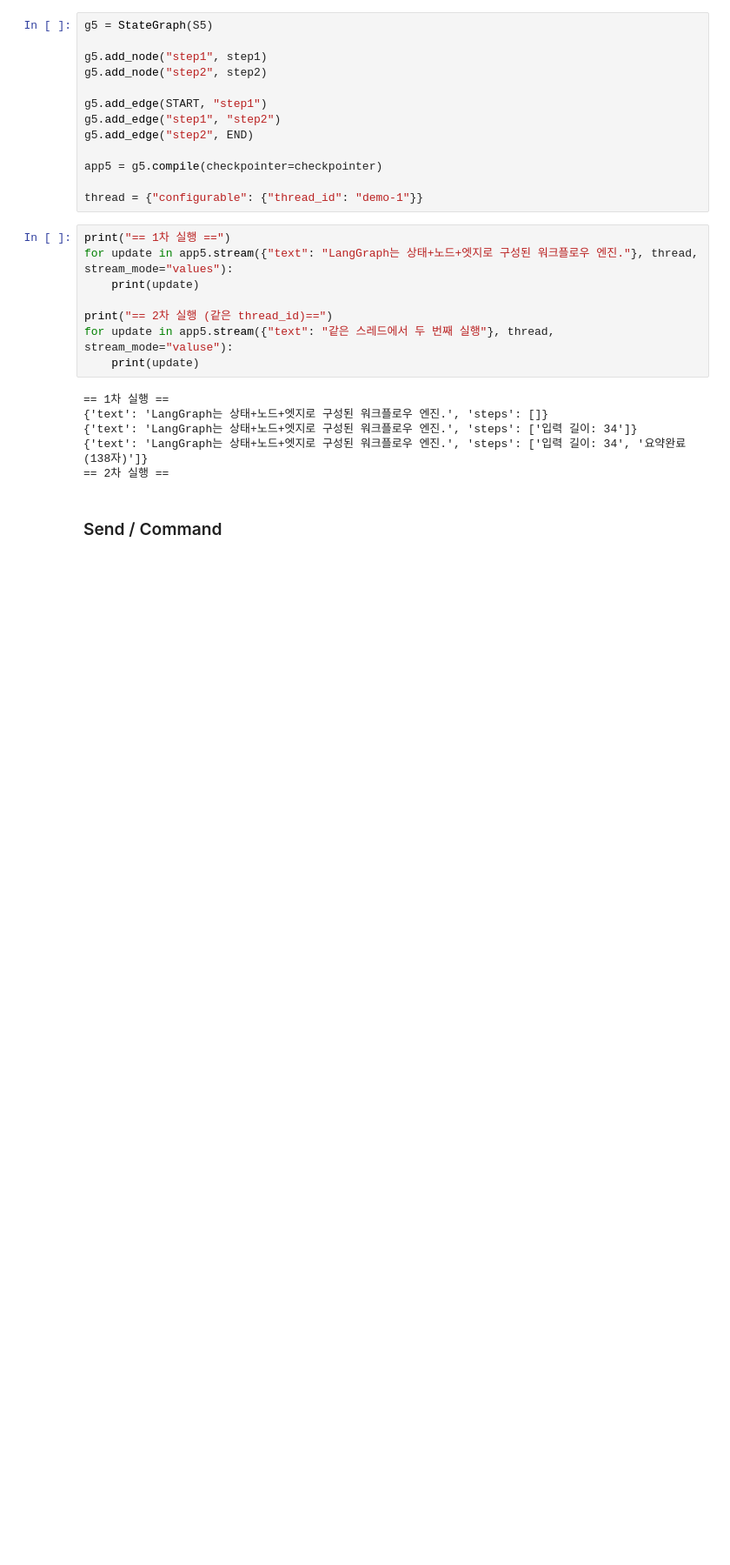
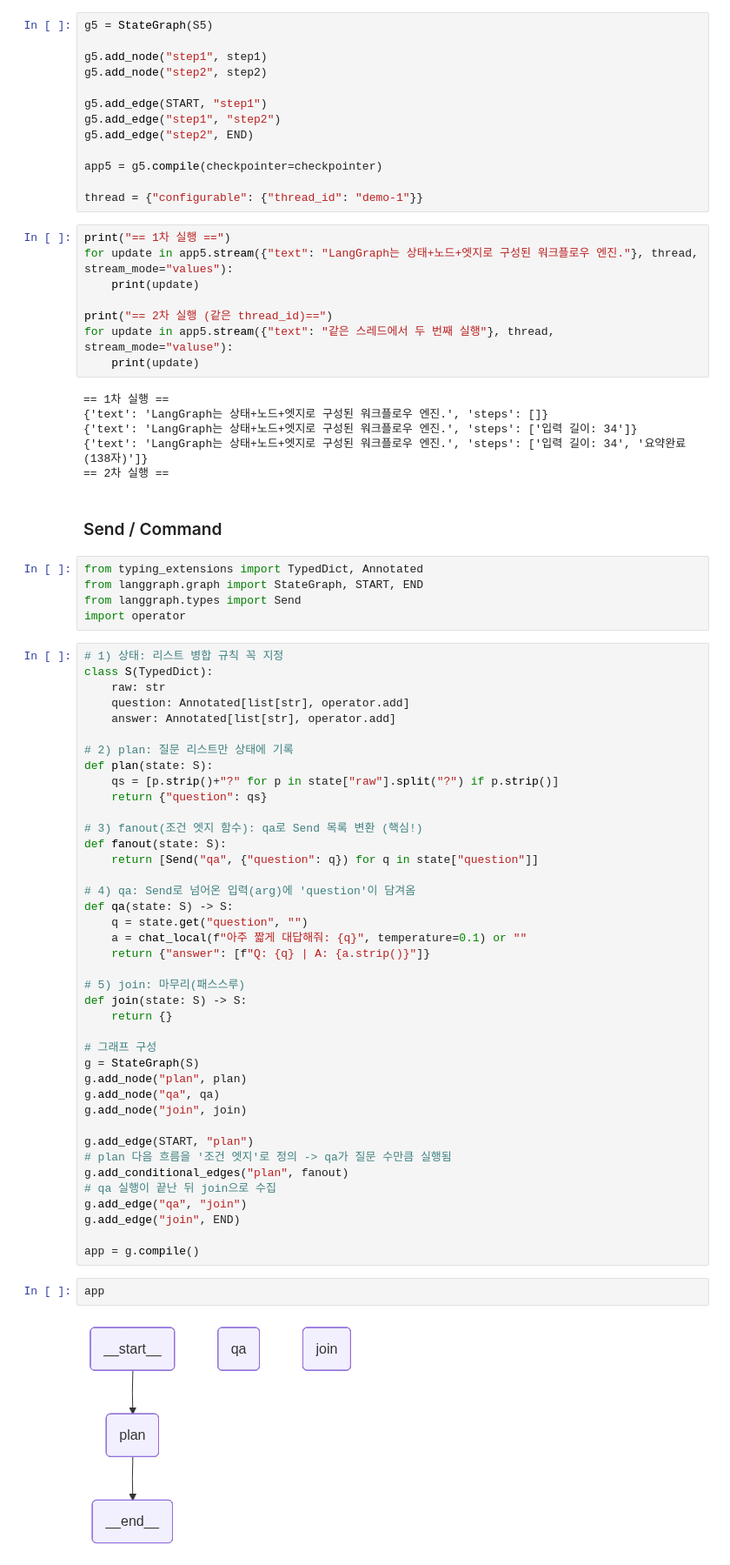
Before and after one commit to jis-archive/langgraph-practice, a Jupyter notebook: 지석/hello-langgraph/01_hello_langgraph.ipynb, the cells around one changed output. Shown at 87% size. Cells and saved outputs as stored; diff of their text form; blank space fills up the shorter version.

Commit message:
feat: Add conditional edge, reducer, checkpoint, stream, send / command

```diff
--- a/지석/hello-langgraph/01_hello_langgraph.ipynb
+++ b/지석/hello-langgraph/01_hello_langgraph.ipynb
@@ -278,3 +278,52 @@ for update in app5.stream({"text": "같은 스레드에서 두 번째 실행"},
 == 2차 실행 ==
 # %% [markdown]
 ### Send / Command
+# %%
+from typing_extensions import TypedDict, Annotated
+from langgraph.graph import StateGraph, START, END
+from langgraph.types import Send
+import operator
+# %%
+# 1) 상태: 리스트 병합 규칙 꼭 지정
+class S(TypedDict):
+    raw: str
+    question: Annotated[list[str], operator.add]
+    answer: Annotated[list[str], operator.add]
+
+# 2) plan: 질문 리스트만 상태에 기록
+def plan(state: S):
+    qs = [p.strip()+"?" for p in state["raw"].split("?") if p.strip()]
+    return {"question": qs}
+
+# 3) fanout(조건 엣지 함수): qa로 Send 목록 변환 (핵심!)
+def fanout(state: S):
+    return [Send("qa", {"question": q}) for q in state["question"]]
+
+# 4) qa: Send로 넘어온 입력(arg)에 'question'이 담겨옴
+def qa(state: S) -> S:
+    q = state.get("question", "")
+    a = chat_local(f"아주 짧게 대답해줘: {q}", temperature=0.1) or ""
+    return {"answer": [f"Q: {q} | A: {a.strip()}"]}
+
+# 5) join: 마무리(패스스루)
+def join(state: S) -> S:
+    return {}
+
+# 그래프 구성
+g = StateGraph(S)
+g.add_node("plan", plan)
+g.add_node("qa", qa)
+g.add_node("join", join)
+
+g.add_edge(START, "plan")
+# plan 다음 흐름을 '조건 엣지'로 정의 -> qa가 질문 수만큼 실행됨
+g.add_conditional_edges("plan", fanout)
+# qa 실행이 끝난 뒤 join으로 수집
+g.add_edge("qa", "join")
+g.add_edge("join", END)
+
+app = g.compile()
+# %%
+app
+# %% [output]
+[figure, added]
```
Also changed, not shown: parts of 1 cell of this notebook.
